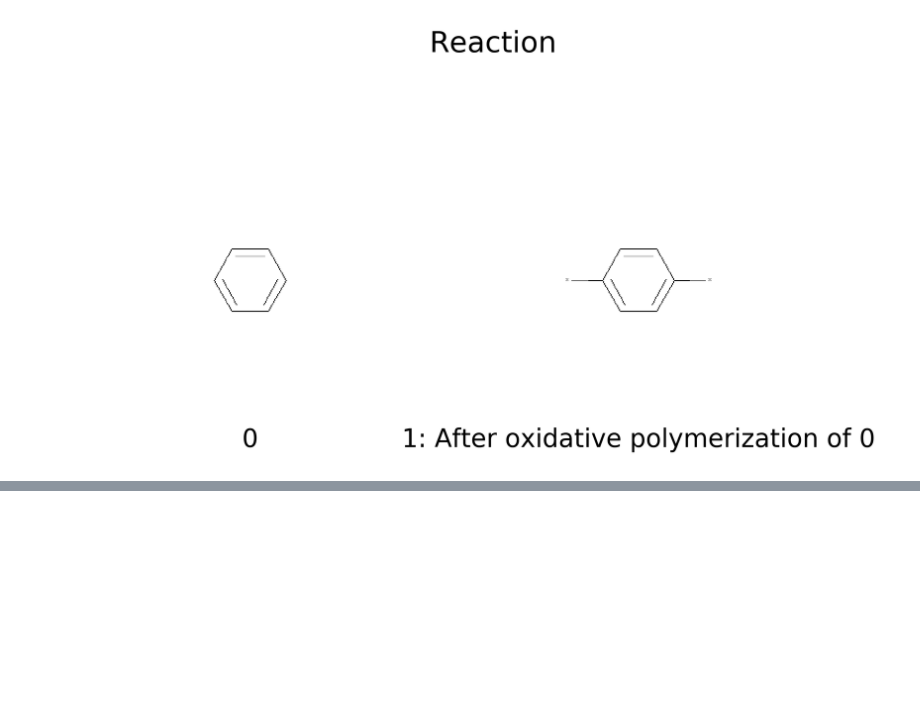
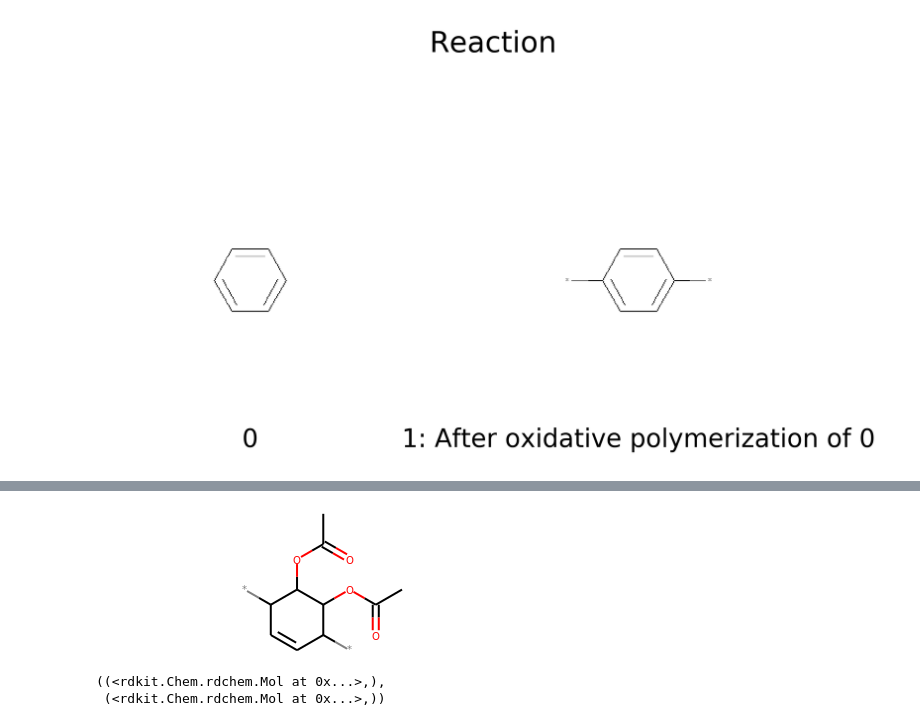
Before and after one commit to rishigurnani/hMOFs-Snurr, a Jupyter notebook: fall20_mse_8803_3.ipynb, the cells around one changed output, grey strips where cells are left out. Cells and saved outputs as stored; diff of their text form; code cells hidden in the pictures; blank space fills up the shorter version.

```diff
--- a/fall20_mse_8803_3.ipynb
+++ b/fall20_mse_8803_3.ipynb
@@ -983,0 +994,4 @@ out[0].DrawSteps()
+# %%
+ru.mol_without_atom_index(out[9])
+# %% [output]
+[figure, added]
@@ -983,0 +1000,5 @@ out[0].DrawSteps()
+# %%
+prods
+# %% [output]
+((<rdkit.Chem.rdchem.Mol at 0x...>,),
+ (<rdkit.Chem.rdchem.Mol at 0x...>,))
```
Also changed, not shown: parts of 10 cells of this notebook, 1 other file.
